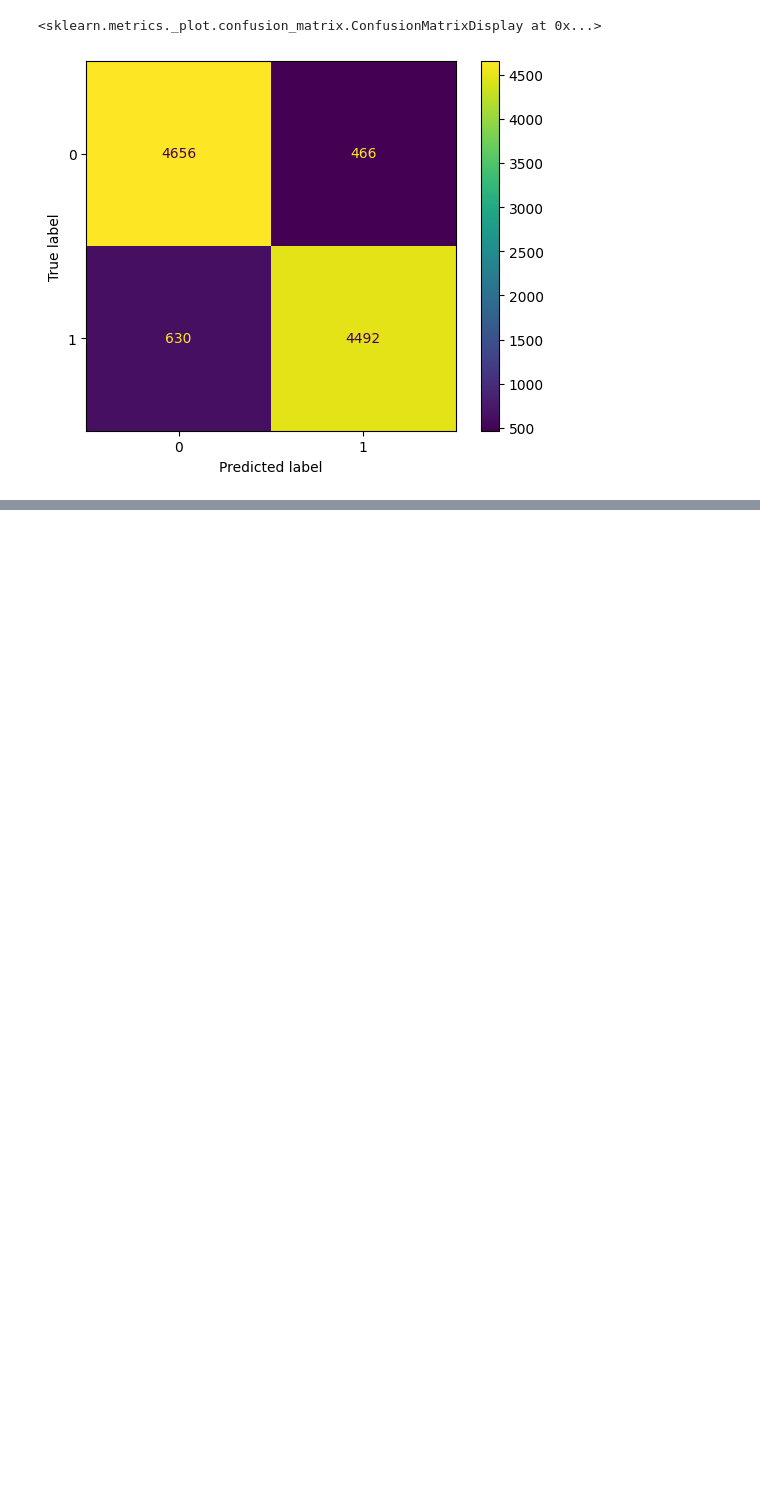
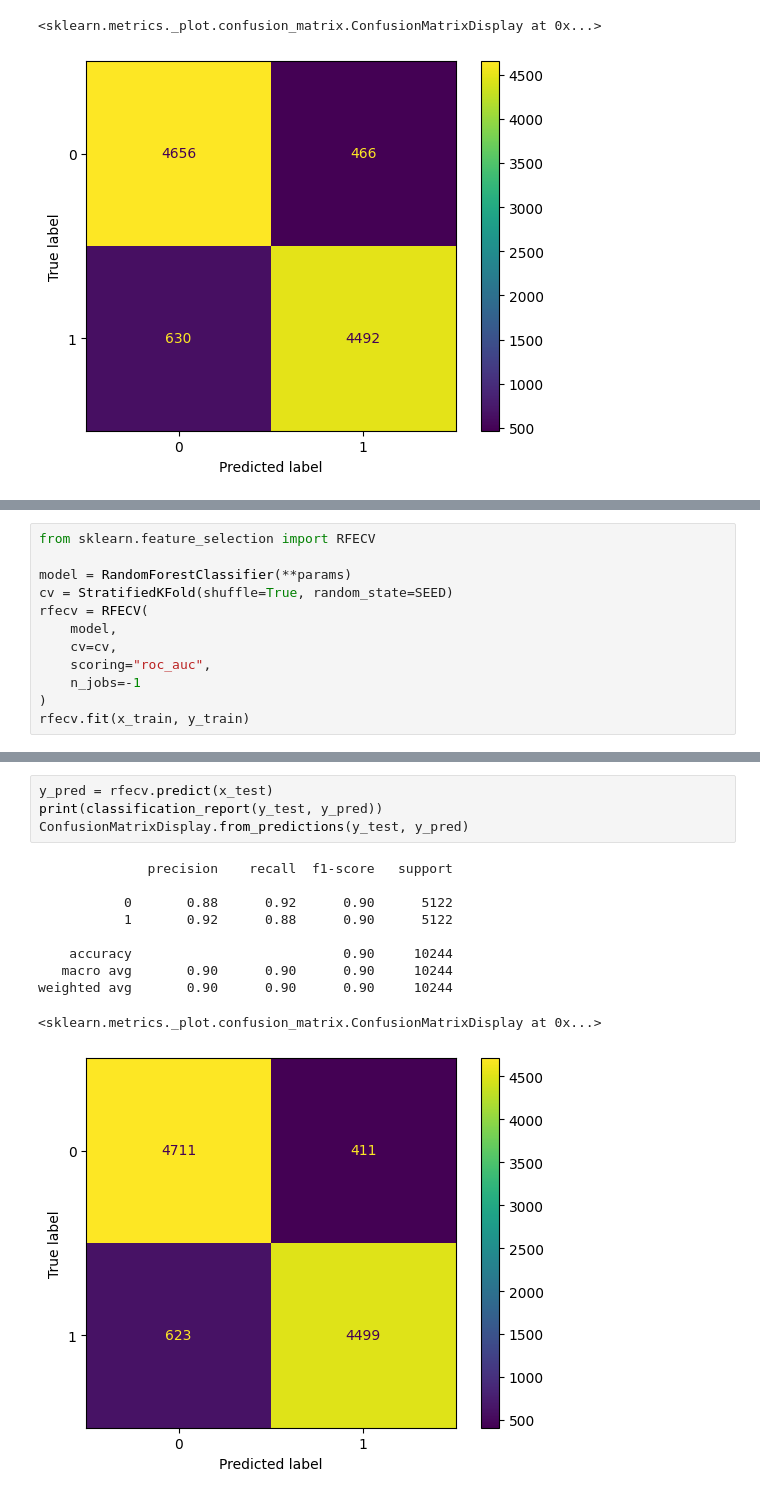
Before and after one commit to ledsouza/feature-selection, a Jupyter notebook: feature_selection.ipynb, the cells around one changed output, grey strips where cells are left out. Drawn from its saved outputs; the diff is of its cells as text; blank space fills up the shorter version.

Commit message:
implementada seleção de features utilizando RFECV

```diff
--- a/feature_selection.ipynb
+++ b/feature_selection.ipynb
@@ -319,0 +322,12 @@ weighted avg       0.89      0.89      0.89     10244
+# %%
+from sklearn.feature_selection import RFECV
+
+model = RandomForestClassifier(**params)
+cv = StratifiedKFold(shuffle=True, random_state=SEED)
+rfecv = RFECV(
+    model,
+    cv=cv,
+    scoring="roc_auc",
+    n_jobs=-1
+)
+rfecv.fit(x_train, y_train)
@@ -319,0 +347,15 @@ weighted avg       0.89      0.89      0.89     10244
+# %%
+y_pred = rfecv.predict(x_test)
+print(classification_report(y_test, y_pred))
+ConfusionMatrixDisplay.from_predictions(y_test, y_pred)
+# %% [output]
+              precision    recall  f1-score   support
+
+           0       0.88      0.92      0.90      5122
+           1       0.92      0.88      0.90      5122
+
+    accuracy                           0.90     10244
+   macro avg       0.90      0.90      0.90     10244
+weighted avg       0.90      0.90      0.90     10244
+<sklearn.metrics._plot.confusion_matrix.ConfusionMatrixDisplay at 0x...>
+[figure, added]
```
Also changed, not shown: parts of 3 cells of this notebook.
